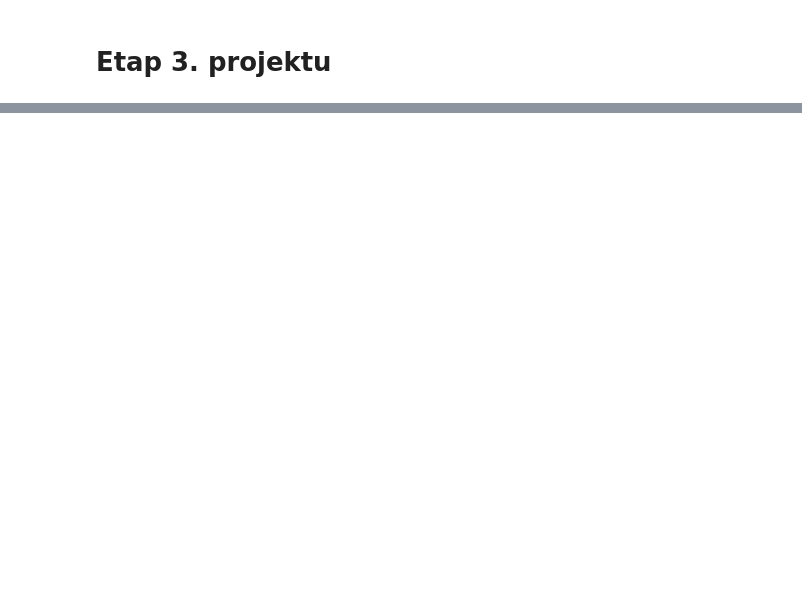
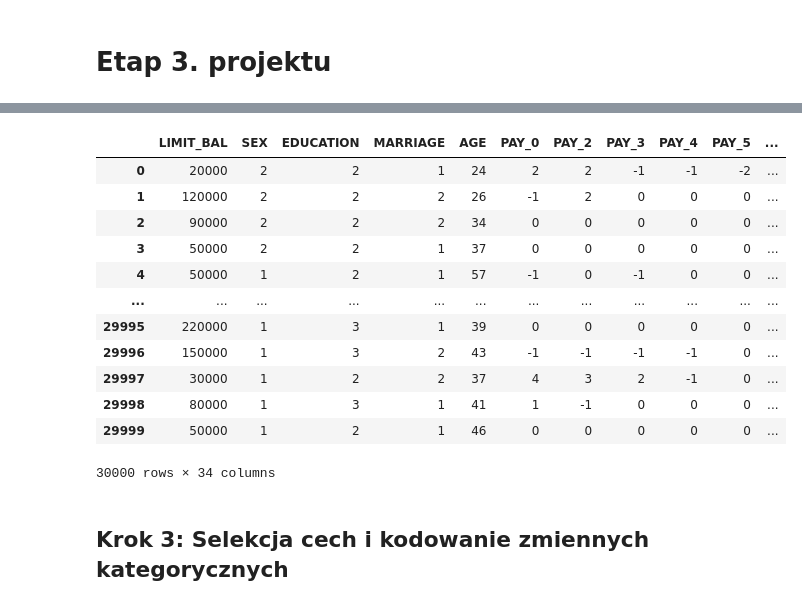
Before and after one commit to dawid200272/Eiwd_projekt, a Jupyter notebook: notebooks/EDA_analysis.ipynb, the cells around one changed output, grey strips where cells are left out. Cells and saved outputs as stored; diff of their text form; code cells hidden in the pictures; blank space fills up the shorter version.

```diff
--- a/notebooks/EDA_analysis.ipynb
+++ b/notebooks/EDA_analysis.ipynb
@@ -948,0 +797,39 @@ Wprowadzenie nowej zmiennej syntetycznej `LIMIT_UTILIZATION` okazało się klucz
+# %%
+import numpy as np
+
+# Utworzenie wskaźnika wykorzystania limitu na wszystkie 6 miesięcy i wyciągnięcie średniej
+for i in range(1, 7):
+    bill_col = variable_names[11 + i] # BILL_AMT1, BILL_AMT2, itd.
+    clustering_features[f'LIMIT_UTIL_{i}'] = clustering_features[bill_col] / clustering_features[variable_names[1]]
+
+util_cols = [f'LIMIT_UTIL_{i}' for i in range(1, 7)]
+clustering_features['AVG_LIMIT_UTILIZATION'] = clustering_features[util_cols].mean(axis=1)
+
+# Agregacja historii opóźnień spłat (PAY_0 do PAY_6)
+pay_cols = payment_history_features
+clustering_features['PAY_MEAN'] = clustering_features[pay_cols].mean(axis=1)
+clustering_features['PAY_MAX'] = clustering_features[pay_cols].max(axis=1)
+clustering_features['PAY_TREND'] = clustering_features[pay_cols[0]] - clustering_features[pay_cols[-1]] # Kierunek (czy dług rośnie)
+
+# Stosunek łącznej sumy spłat do łącznej sumy rachunków
+total_bill = clustering_features[['BILL_AMT1', 'BILL_AMT2', 'BILL_AMT3', 'BILL_AMT4', 'BILL_AMT5', 'BILL_AMT6']].sum(axis=1)
+total_pay = clustering_features[['PAY_AMT1', 'PAY_AMT2', 'PAY_AMT3', 'PAY_AMT4', 'PAY_AMT5', 'PAY_AMT6']].sum(axis=1)
+clustering_features['PAY_TO_BILL_RATIO'] = total_pay / (total_bill + 1) # +1 zapobiega dzieleniu przez zero
+# %%
+clustering_features
+# %% [output]
+|  | LIMIT_BAL | SEX | EDUCATION | MARRIAGE | AGE | PAY_0 | PAY_2 | PAY_3 | PAY_4 | PAY_5 | ... |
+| 0 | 20000 | 2 | 2 | 1 | 24 | 2 | 2 | -1 | -1 | -2 | ... |
+| 1 | 120000 | 2 | 2 | 2 | 26 | -1 | 2 | 0 | 0 | 0 | ... |
+| 2 | 90000 | 2 | 2 | 2 | 34 | 0 | 0 | 0 | 0 | 0 | ... |
+| 3 | 50000 | 2 | 2 | 1 | 37 | 0 | 0 | 0 | 0 | 0 | ... |
+| 4 | 50000 | 1 | 2 | 1 | 57 | -1 | 0 | -1 | 0 | 0 | ... |
+| ... | ... | ... | ... | ... | ... | ... | ... | ... | ... | ... | ... |
+| 29995 | 220000 | 1 | 3 | 1 | 39 | 0 | 0 | 0 | 0 | 0 | ... |
+| 29996 | 150000 | 1 | 3 | 2 | 43 | -1 | -1 | -1 | -1 | 0 | ... |
+| 29997 | 30000 | 1 | 2 | 2 | 37 | 4 | 3 | 2 | -1 | 0 | ... |
+| 29998 | 80000 | 1 | 3 | 1 | 41 | 1 | -1 | 0 | 0 | 0 | ... |
+| 29999 | 50000 | 1 | 2 | 1 | 46 | 0 | 0 | 0 | 0 | 0 | ... |
+30000 rows × 34 columns
+# %% [markdown]
+## Krok 3: Selekcja cech i kodowanie zmiennych kategorycznych
```
Also changed, not shown: parts of 64 cells of this notebook.
